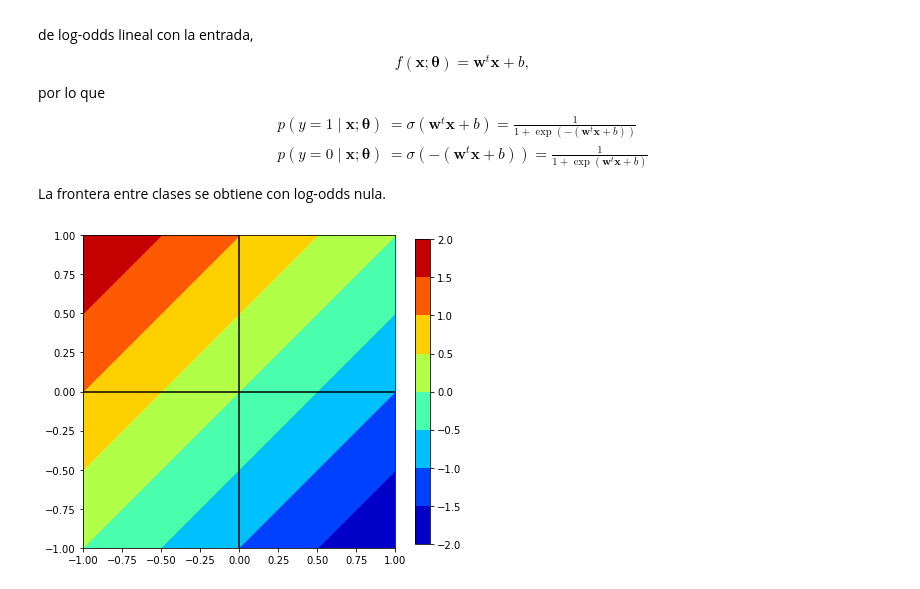
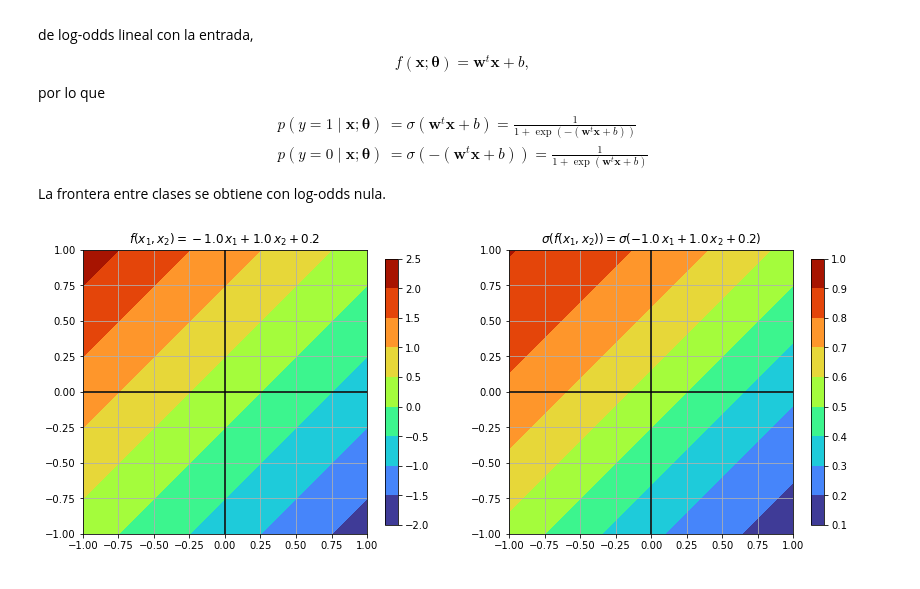
Before and after one commit to AlfonsJ/2024_07_31_PER2324, a Jupyter notebook: 02_fun/2.4 Distribuciones Bernoulli y binomial/2.4.ipynb, the cells around one changed output. Drawn from its saved outputs; the diff is of its cells as text; code cells hidden in the pictures.

```diff
--- a/02_fun/2.4 Distribuciones Bernoulli y binomial/2.4.ipynb
+++ b/02_fun/2.4 Distribuciones Bernoulli y binomial/2.4.ipynb
@@ -134,19 +134,23 @@ La frontera entre clases se obtiene con log-odds nula.
 # %%
 x_min = y_min = -1.0
 x_max = y_max = 1.0
 x, y = np.meshgrid(np.linspace(x_min, x_max, num=10), np.linspace(y_min, y_max, num=10))
 w1 = -1.0
 w2 = 1.0
-b = 0.0
+b = 0.25
 f = w1 * x + w2 * y + b
-fig, ax = plt.subplots(figsize=(7, 7))
-plt.xlim(x_min, x_max)
-plt.ylim(y_min, y_max)
-ax.set_aspect('equal')
-plt.axhline(0, color='black')
-plt.axvline(0, color='black')
-plt.contourf(x, y, f, cmap = 'jet')
-plt.colorbar(shrink=.8)
-plt.show()
+fig, axes = plt.subplots(1, 2, figsize=(14, 7))
+for i in (0, 1):
+    axes[i].set(aspect='equal', xlim=(x_min, x_max), ylim=(y_min, y_max))
+    axes[i].grid()
+    axes[i].axhline(0, color='black')
+    axes[i].axvline(0, color='black')
+    if not i:
+        axes[i].set_title('$f(x_1, x_2)={:.1f}\,x_1+{:.1f}\,x_2+{:.1f}$'.format(w1, w2, b))
+        cp = axes[i].contourf(x, y, f, cmap='turbo')
+    else:
+        axes[i].set_title('$\sigma(f(x_1, x_2))=\sigma({:.1f}\,x_1+{:.1f}\,x_2+{:.1f})$'.format(w1, w2, b))
+        cp = axes[i].contourf(x, y, sigmoid(f), cmap='turbo')
+    plt.colorbar(cp, ax=axes[i], shrink=0.7)
 # %% [output]
-[figure, old version]
+[figure, new version]
```
